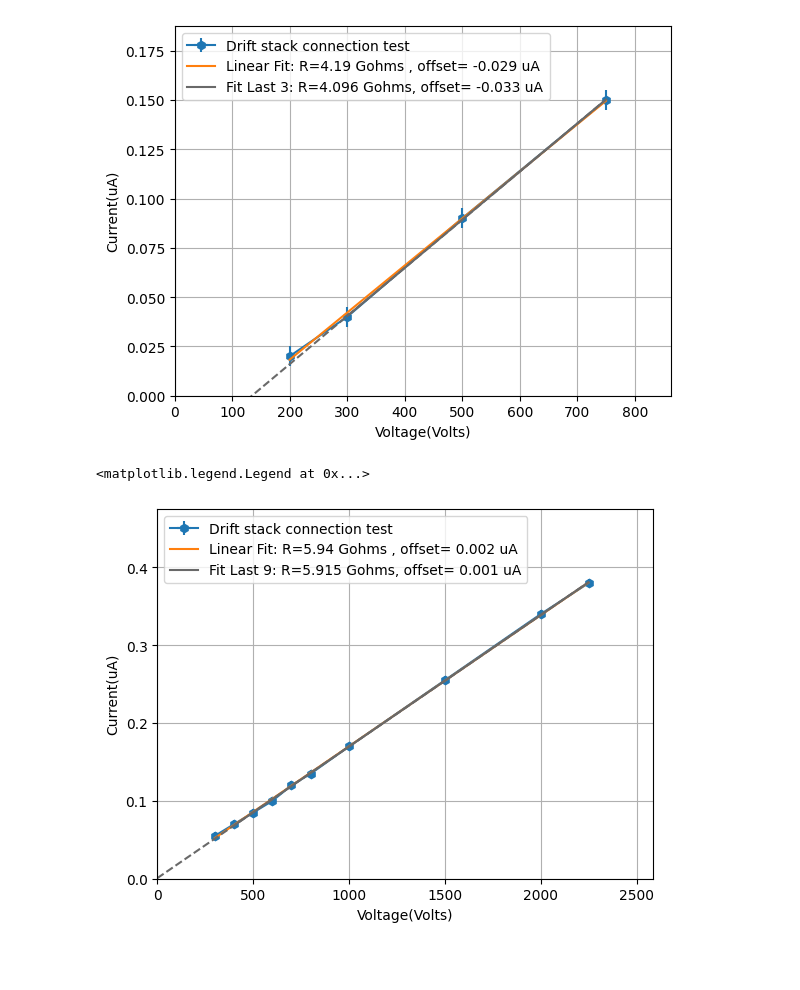
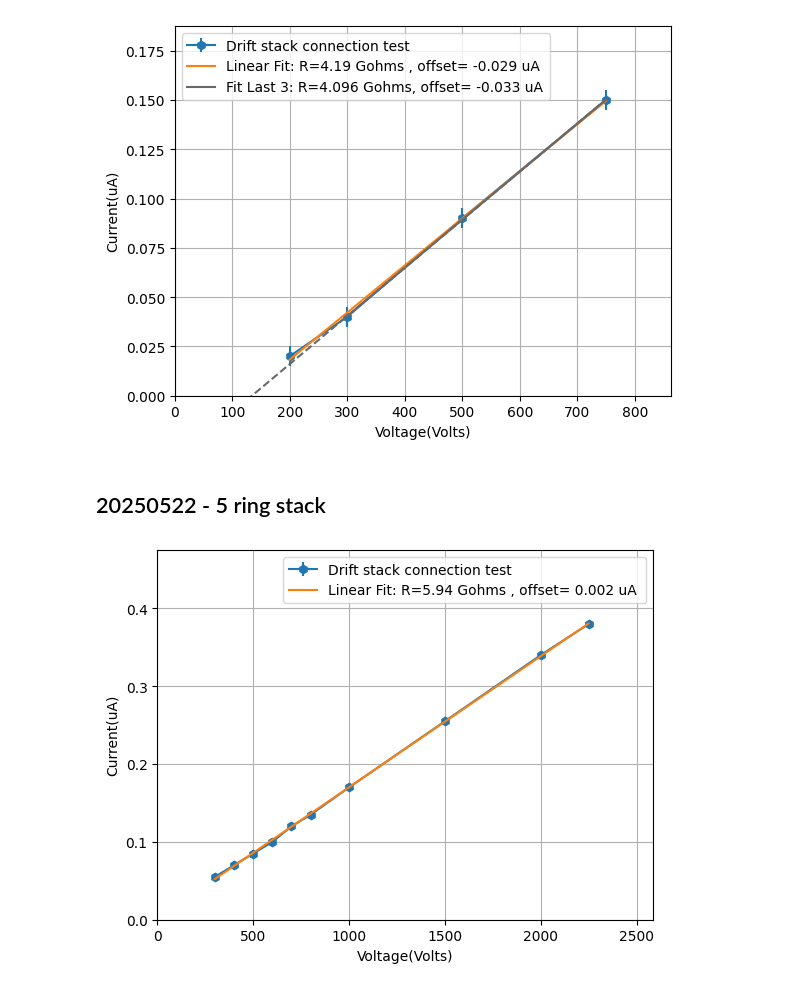
Before and after one commit to jbane11/nexo, a Jupyter notebook: Lab028/slowctr/drift_cell_check.ipynb, the cells around one changed output. Cells and saved outputs as stored; diff of their text form; code cells hidden in the pictures; blank space fills up the shorter version.

```diff
--- a/Lab028/slowctr/drift_cell_check.ipynb
+++ b/Lab028/slowctr/drift_cell_check.ipynb
@@ -9,0 +14,17 @@ def func(xdata,m,b):
+# %%
+def func(xdata,m,b):
+    return b +xdata*m
+
+
+def PlotandFitCellR(v=np.array([0.00,0.0]),a=np.array([0.0,0.0]), label="Drift stack connection test", fit_label="Linear Fit: R=%.2f Gohms , offset= %.3f uA "):
+    plt.errorbar(x=v,y=a,yerr=0.005,xerr=1, marker="h", label=label,fmt="")
+    fit1_popt, fit1_pcov = curve_fit(func,v,a,)
+    xfit1=np.arange(np.min(v), np.max(v),1)
+    yfit1=func(xfit1,fit1_popt[0],fit1_popt[1])
+    plt.errorbar(x=xfit1,y=yfit1, label=fit_label%(1/(fit1_popt[0]*10**(-6)*10**(9)) , fit1_popt[1] ))
+    plt.grid(True)
+    plt.xlim(0,np.max(v)*1.15)
+    plt.ylim(0,np.max(a)*1.25)
+    plt.xlabel("Voltage(Volts)")
+    plt.ylabel("Current(uA)")
+    plt.legend()
@@ -1262,51 +1258,12 @@ plt.legend()
 # %% [output]
 <matplotlib.legend.Legend at 0x...>
 [figure]
-# %%
-#v = np.array([100   ,199.8  ,299.8 ,399.8, 500 ,600, 699.8, 800.0, 1000  ])
-#a = np.array([0.00  ,0.02   ,0.05  ,0.075, 0.1 ,0.12,0.145, 0.170, 0.220])
-
-v = np.array([300,400,500,600,700,800,1000,1500,2000,2250])
-a = np.array([0.055,0.07,0.085,0.1,0.12,0.135,0.170,0.255,0.34,0.38])
-
-
-
-plt.errorbar(x=v,y=a,yerr=0.005,xerr=1, marker="h", label="Drift stack connection test",fmt="")
-
-fit1_popt, fit1_pcov = curve_fit(func,v,a,)
-xfit1=np.arange(np.min(v), np.max(v),1)
-yfit1=func(xfit1,fit1_popt[0],fit1_popt[1])
-plt.errorbar(x=xfit1,y=yfit1, label="Linear Fit: R=%.2f Gohms , offset= %.3f uA "%(1/(fit1_popt[0]*10**(-6)*10**(9)) , fit1_popt[1] ))
-
-
-# fit2_popt, fit2_pcov = curve_fit(func,v[:3],a[:3])
-# xfit2=np.arange(np.min(v[:3]), np.max(v[:3]),1)
-# xfit2_l=np.arange(0, np.max(v),1)
-# yfit2=func(xfit2,fit2_popt[0],fit2_popt[1])
-# yfit2_l=func(xfit2_l,fit2_popt[0],fit2_popt[1],)
-#plt.errorbar(x=xfit2,y=yfit2, color="r",label="Fit First 4: R=%.2f Gohms, offset= %.3f uA"%(1/(fit2_popt[0]*10**(-6)*10**(9)),  fit2_popt[1] ))
-#plt.errorbar(x=xfit2_l,y=yfit2_l,fmt="--",color="r")
-
-
-f_bin=1
-fit3_popt, fit3_pcov = curve_fit(func,v[f_bin:],a[f_bin:])
-xfit3=np.arange(np.min(v[f_bin:]), np.max(v[f_bin:]),1)
-size=len(v[f_bin:])
-yfit3=func(xfit3,fit3_popt[0],fit3_popt[1])
-xfit3_l=np.arange(0, np.max(v),1)
-yfit3_l=func(xfit3_l,fit3_popt[0],fit3_popt[1],)
-plt.errorbar(x=xfit3,y=yfit3,c="dimgrey", label="Fit Last %i: R=%.3f Gohms, offset= %.3f uA"%(size,1/(fit3_popt[0]*10**(-6)*10**(9)) , fit3_popt[1]))
-plt.errorbar(x=xfit3_l,y=yfit3_l,fmt="--",color="dimgrey")
-
-
-
-plt.xlabel("Voltage(Volts)")
-plt.ylabel("Current(uA)")
-plt.grid(True)
-plt.xlim(0,np.max(v)*1.15)
-plt.ylim(0,np.max(a)*1.25)
-
-plt.legend()
-# %% [output]
-<matplotlib.legend.Legend at 0x...>
-[figure, removed]
+# %% [markdown]
+## 20250522 - 5 ring stack
+# %%
+v = np.array([300,400,500,600,700,800,1000,1500,2000,2250])
+a = np.array([0.055,0.07,0.085,0.1,0.12,0.135,0.170,0.255,0.34,0.38])
+
+PlotandFitCellR(v, a, label="Drift stack connection test", fit_label="Linear Fit: R=%.2f Gohms , offset= %.3f uA ")
+# %% [output]
+[figure, added]
```
Also changed, not shown: parts of 16 cells of this notebook, 15 other files.
